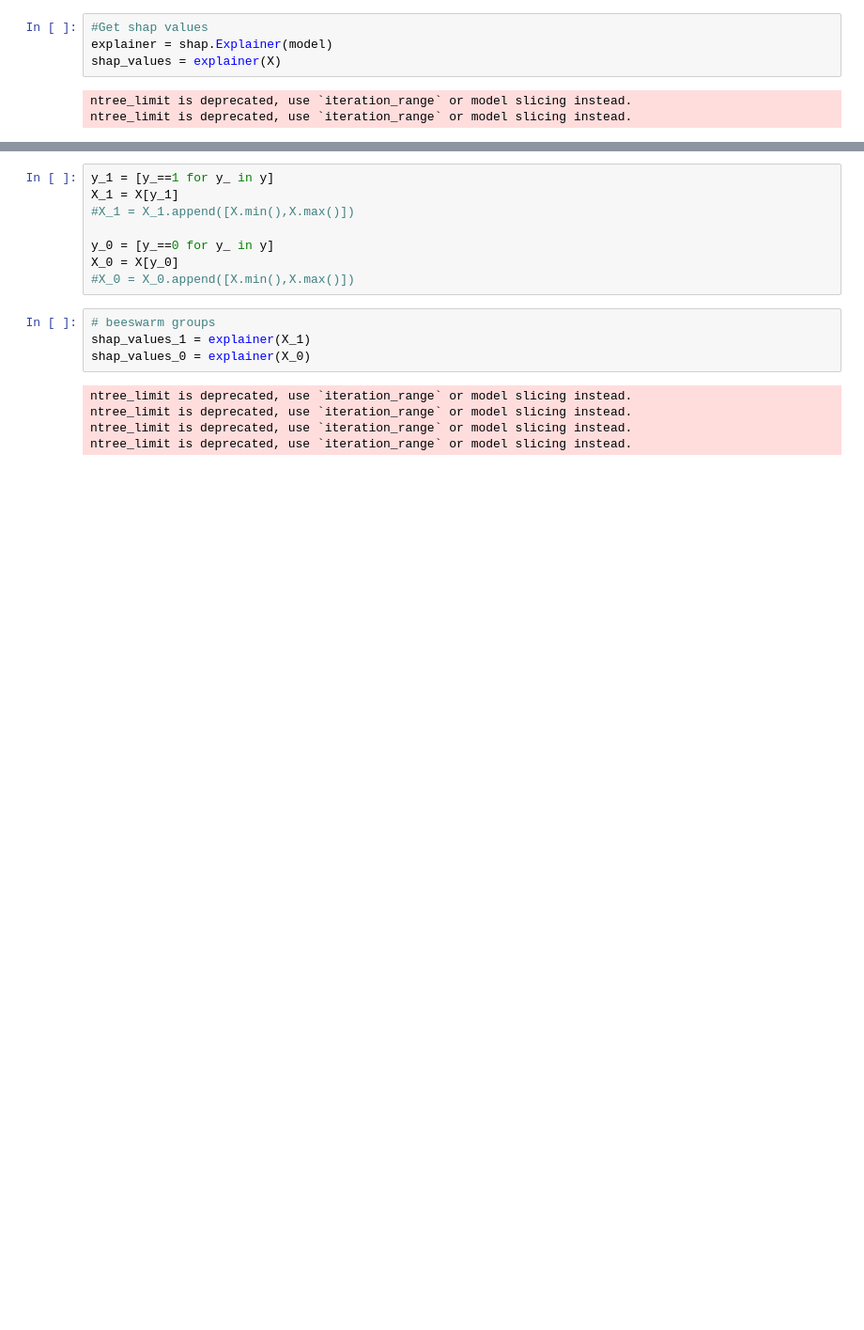
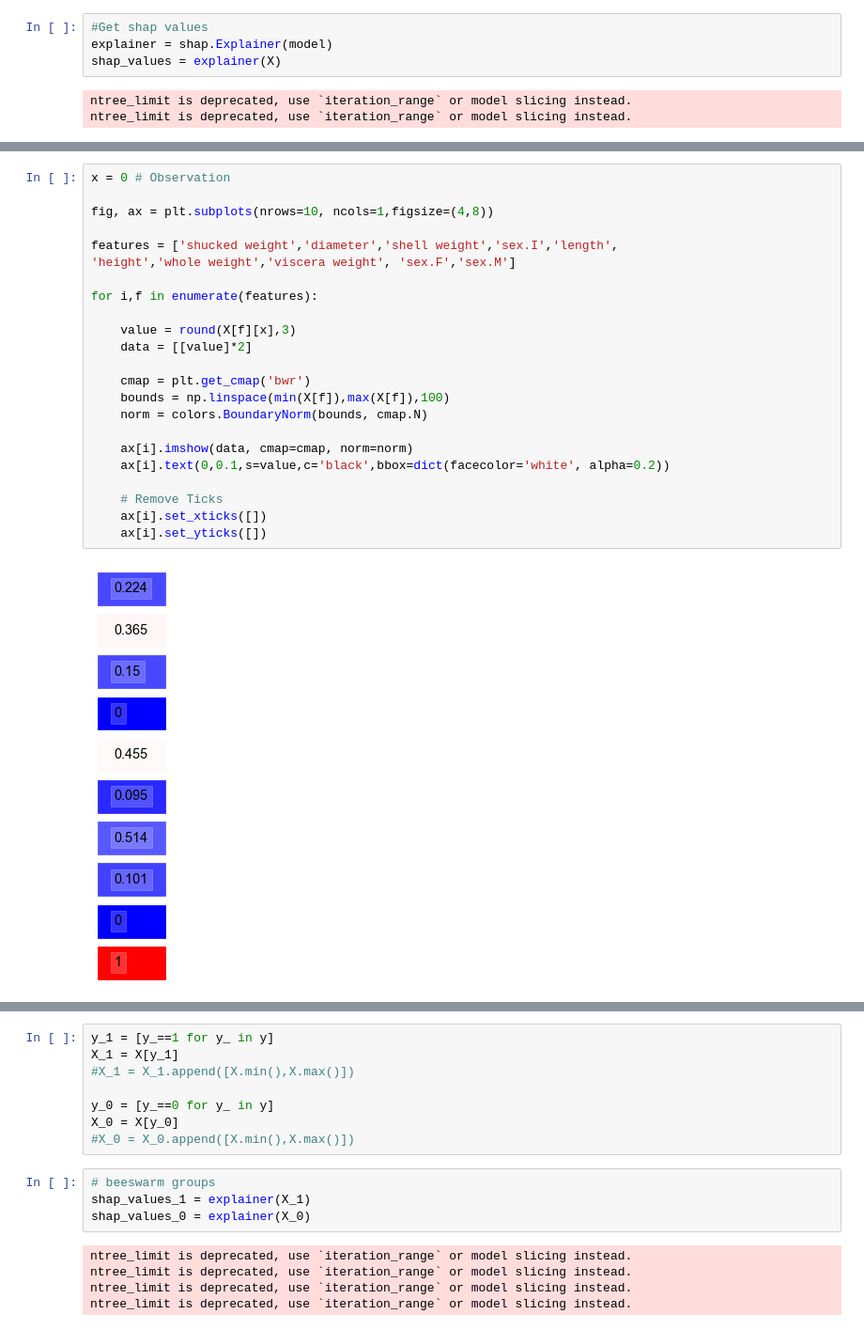
Before and after one commit to conorosully/medium-articles, a Jupyter notebook: src/shap_custom.ipynb, the cells around one changed output, grey strips where cells are left out. Shown at 94% size. Drawn from its saved outputs; the diff is of its cells as text; blank space fills up the shorter version.

```diff
--- a/src/shap_custom.ipynb
+++ b/src/shap_custom.ipynb
@@ -153,0 +157,25 @@ X_1
+# %%
+x = 0 # Observation
+
+fig, ax = plt.subplots(nrows=10, ncols=1,figsize=(4,8))
+
+features = ['shucked weight','diameter','shell weight','sex.I','length',
+'height','whole weight','viscera weight', 'sex.F','sex.M']
+
+for i,f in enumerate(features):
+
+    value = round(X[f][x],3)
+    data = [[value]*2]
+
+    cmap = plt.get_cmap('bwr')
+    bounds = np.linspace(min(X[f]),max(X[f]),100)
+    norm = colors.BoundaryNorm(bounds, cmap.N)
+
+    ax[i].imshow(data, cmap=cmap, norm=norm)
+    ax[i].text(0,0.1,s=value,c='black',bbox=dict(facecolor='white', alpha=0.2))
+
+    # Remove Ticks
+    ax[i].set_xticks([])
+    ax[i].set_yticks([])
+# %% [output]
+[figure, added]
```
Also changed, not shown: parts of 46 cells of this notebook.
